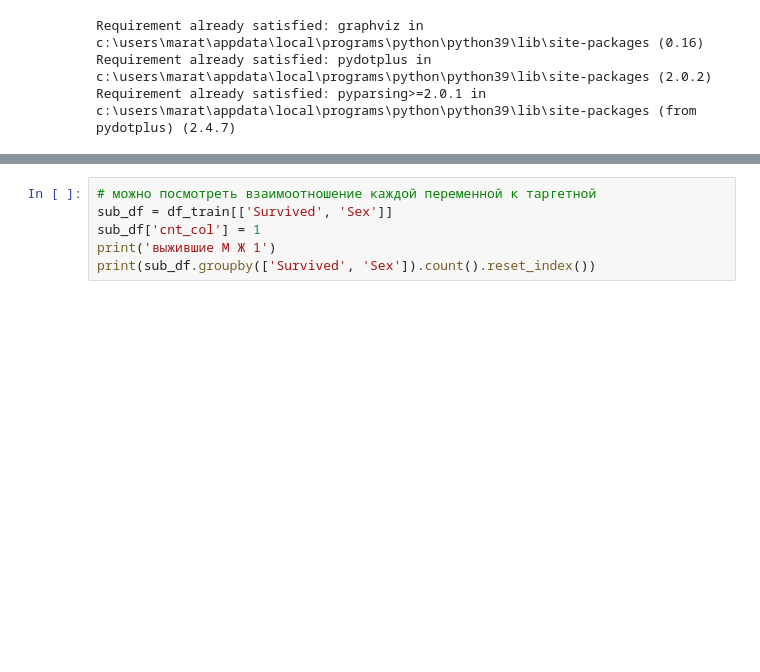
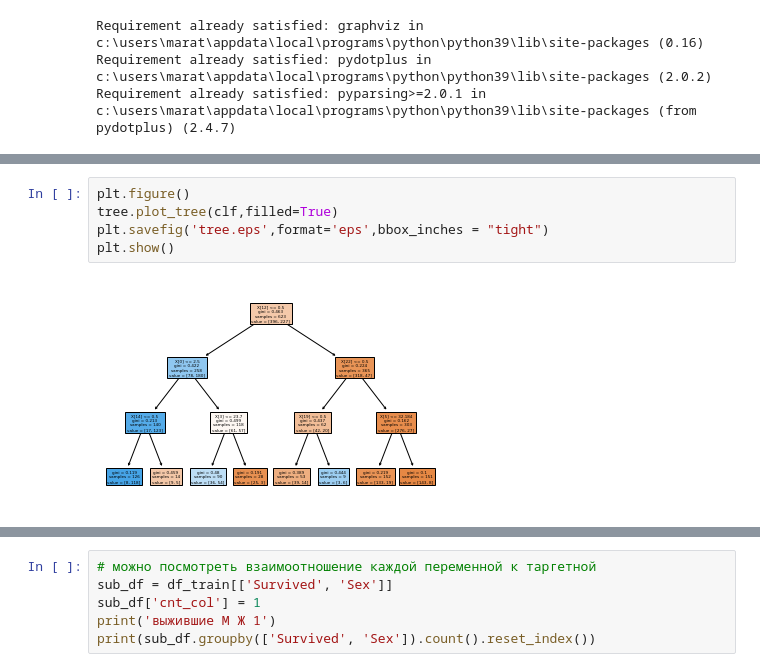
Before and after one commit to MaratJilikbaev/kaggle_titanic, a Jupyter notebook: fresh_start_for_kaggle_group.ipynb, the cells around one changed output, grey strips where cells are left out. Drawn from its saved outputs; the diff is of its cells as text; blank space fills up the shorter version.

```diff
--- a/fresh_start_for_kaggle_group.ipynb
+++ b/fresh_start_for_kaggle_group.ipynb
@@ -565,0 +592,7 @@ InvocationException: GraphViz's executables not found
+# %%
+plt.figure()
+tree.plot_tree(clf,filled=True)
+plt.savefig('tree.eps',format='eps',bbox_inches = "tight")
+plt.show()
+# %% [output]
+[figure, added]
```
Also changed, not shown: parts of 10 cells of this notebook, 6 other files.
